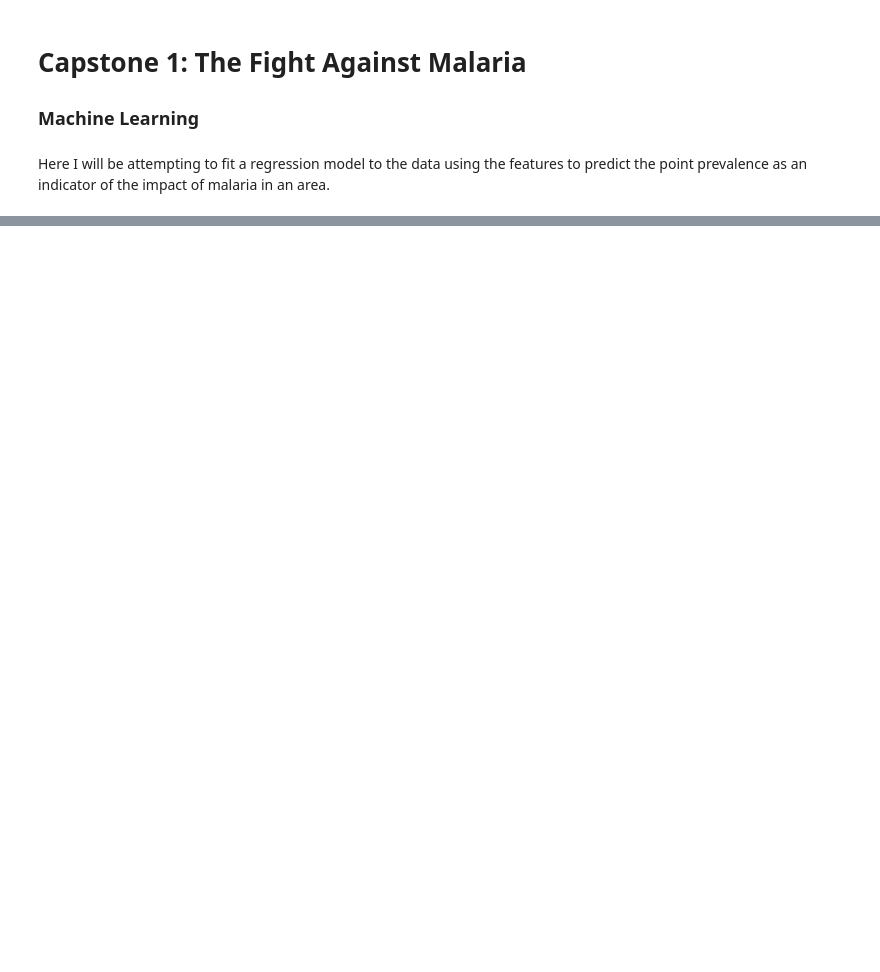
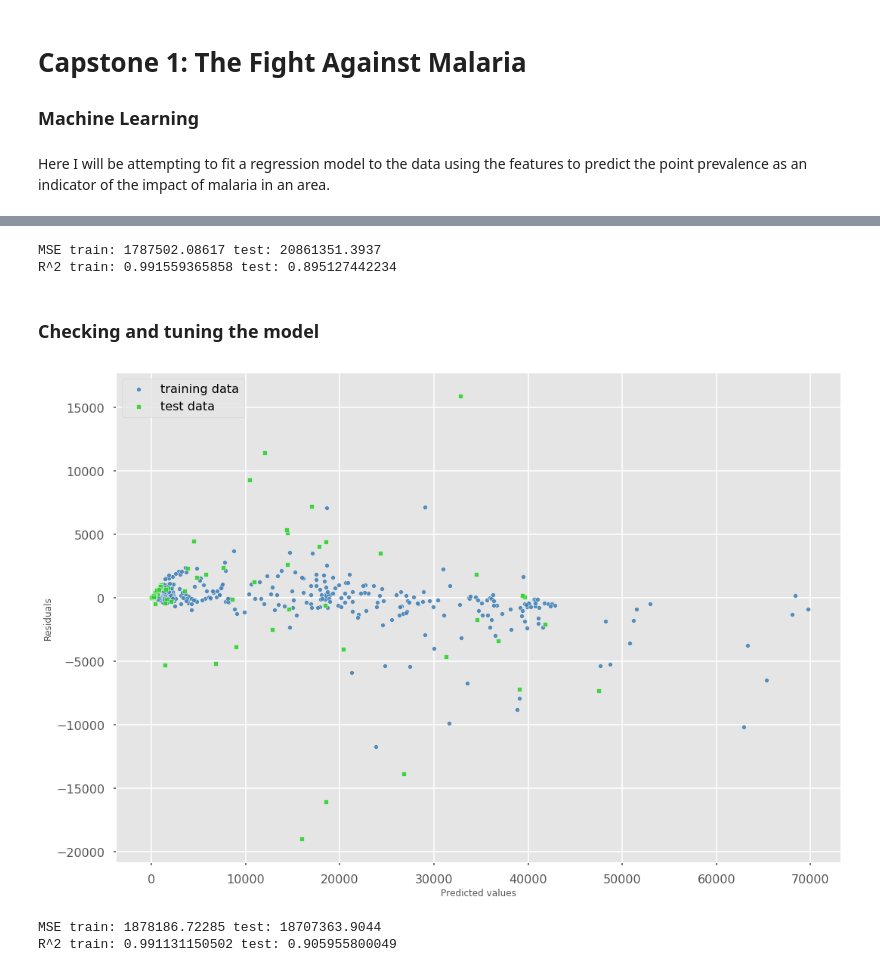
Before and after one commit to jzallen07/Springboard-Capstone-1-Tracking-Malaria, a Jupyter notebook: capstone 1 ML.ipynb, the cells around one changed output, grey strips where cells are left out. Saved outputs shown, nothing was run; the diff lists cells and outputs as text; code cells hidden in the pictures; blank space fills up the shorter version.

```diff
--- a/capstone 1 ML.ipynb
+++ b/capstone 1 ML.ipynb
@@ -146,0 +406,69 @@ ValueError: x and y must have same first dimension, but have shapes (1,) and (6,
+# %%
+forest = RandomForestRegressor(n_estimators=100,
+                               criterion='mse',
+                               oob_score = True,
+                               random_state=1,
+                               n_jobs=-1)
+forest.fit(X_train_1, y_train_1)
+y_train_pred_1 = forest.predict(X_train_1)
+y_test_pred_1 = forest.predict(X_test_1)
+
+rf_mse_1 = mean_squared_error(y_test_1, y_test_pred_1)
+rf_score_1 = r2_score(y_test_1, y_test_pred_1)
+
+print('MSE train:', mean_squared_error(y_train_1, y_train_pred_1),  'test:', rf_mse_1)
+
+print('R^2 train:', r2_score(y_train_1, y_train_pred_1), 'test:', rf_score_1)
+# %% [output]
+MSE train: 1787502.08617 test: 20861351.3937
+R^2 train: 0.991559365858 test: 0.895127442234
+# %% [markdown]
+### Checking and tuning the model
+# %%
+fig, ax = plt.subplots(figsize=(15, 10))
+
+plt.scatter(y_train_pred_1,
+            y_train_pred_1 - y_train_1,
+            c='steelblue',
+            edgecolor='white',
+            marker='o',
+            s=35,
+            alpha=0.9,
+            label='training data')
+
+plt.scatter(y_test_pred_1,
+            y_test_pred_1 - y_test_1,
+            c='limegreen',
+            edgecolor='white',
+            marker='s',
+            s=35,
+            alpha=0.9,
+            label='test data')
+
+plt.xlabel('Predicted values')
+plt.ylabel('Residuals')
+plt.legend(loc='upper left')
+plt.tight_layout()
+plt.show()
+# %% [output]
+[figure, added]
+# %%
+forest_1 = RandomForestRegressor(n_estimators=50, # increaing number of trees
+                               criterion='mse',
+                               max_features= 'auto',
+                               oob_score = True,
+                               random_state=1,
+                               n_jobs=-1)
+forest_1.fit(X_train_1, y_train_1)
+y_train_pred_1 = forest_1.predict(X_train_1)
+y_test_pred_1 = forest_1.predict(X_test_1)
+
+rf_mse_1 = mean_squared_error(y_test_1, y_test_pred_1)
+rf_score_1 = r2_score(y_test_1, y_test_pred_1)
+
+print('MSE train:', mean_squared_error(y_train_1, y_train_pred_1),  'test:', rf_mse_1)
+
+print('R^2 train:', r2_score(y_train_1, y_train_pred_1), 'test:', rf_score_1)
+# %% [output]
+MSE train: 1878186.72285 test: 18707363.9044
+R^2 train: 0.991131150502 test: 0.905955800049
```
Also changed, not shown: parts of 95 cells of this notebook, 8 other files.
